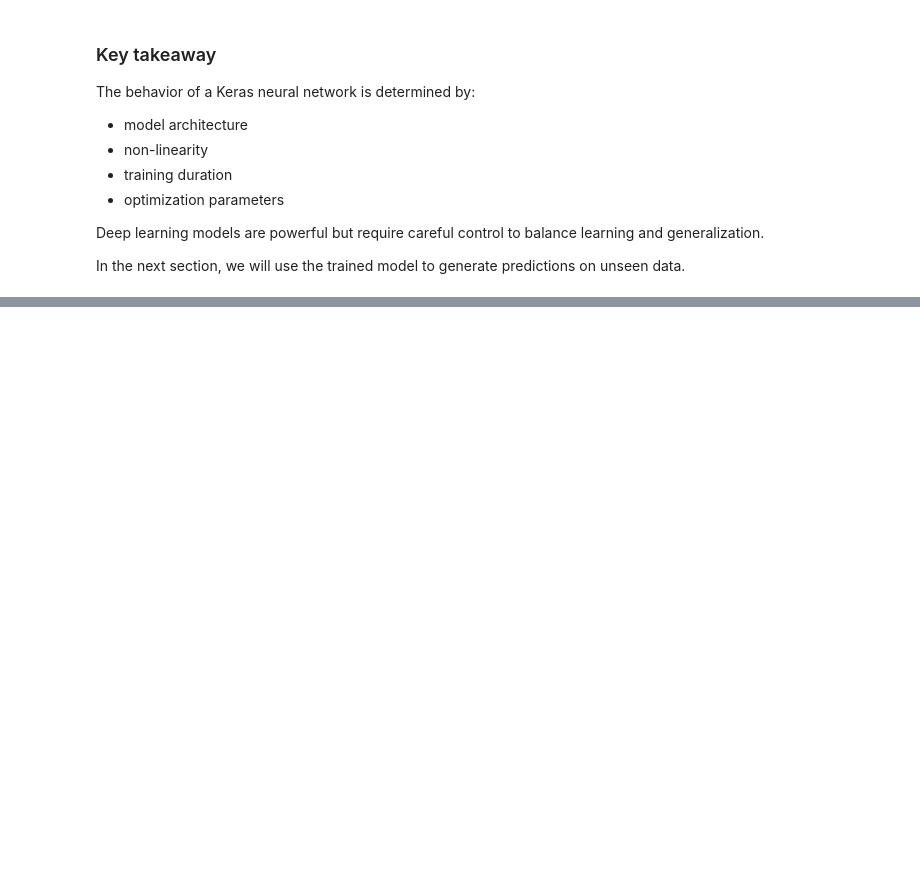
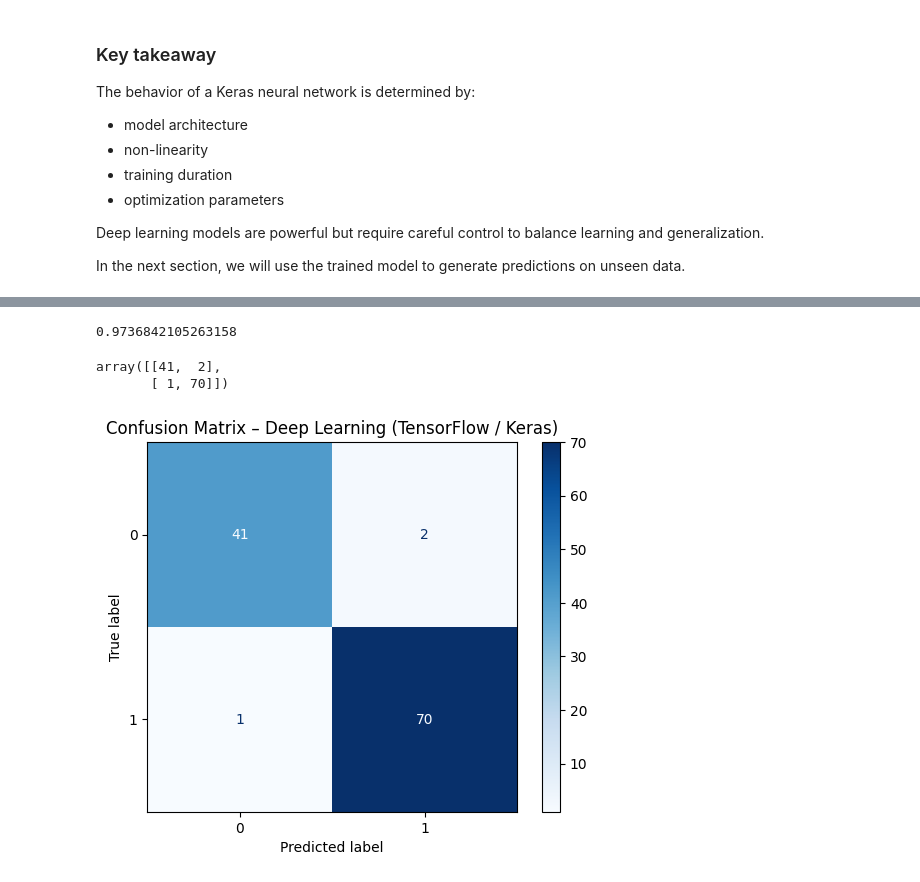
Before and after one commit to Aleex87/ml-methods, a Jupyter notebook: notebooks/deep_learning/tensorflow_classification.ipynb, the cells around one changed output, grey strips where cells are left out. Saved outputs shown, nothing was run; the diff lists cells and outputs as text; code cells hidden in the pictures; blank space fills up the shorter version.

Commit message:
tensorflow calssification notebook done

```diff
--- a/notebooks/deep_learning/tensorflow_classification.ipynb
+++ b/notebooks/deep_learning/tensorflow_classification.ipynb
@@ -686,0 +699,13 @@ to generate predictions on unseen data.
+# %%
+# ====================================
+# Predictions with TensorFlow / Keras
+# ====================================
+
+# Raw model outputs (logits)
+logits = model.predict(X_test_scaled)
+
+# Predicted class labels (0 or 1)
+y_pred = np.argmax(logits, axis=1)
+
+# Convert logits to probabilities using softmax
+y_pred_proba = tf.nn.softmax(logits, axis=1).numpy()
@@ -686,0 +773,34 @@ to generate predictions on unseen data.
+# %%
+# ====================================
+# Accuracy
+# ====================================
+
+accuracy = accuracy_score(y_test, y_pred)
+accuracy
+# %% [output]
+0.9736842105263158
+# %%
+# ====================================
+# Confusion matrix
+# ====================================
+
+cm = confusion_matrix(y_test, y_pred)
+cm
+# %% [output]
+array([[41,  2],
+       [ 1, 70]])
+# %%
+# ====================================
+# Confusion matrix visualization
+# ====================================
+
+disp = ConfusionMatrixDisplay(
+    confusion_matrix=cm,
+    display_labels=[0, 1]
+)
+
+disp.plot(cmap="Blues")
+plt.title("Confusion Matrix – Deep Learning (TensorFlow / Keras)")
+plt.show()
+# %% [output]
+[figure, added]
```
Also changed, not shown: parts of 30 cells of this notebook.
